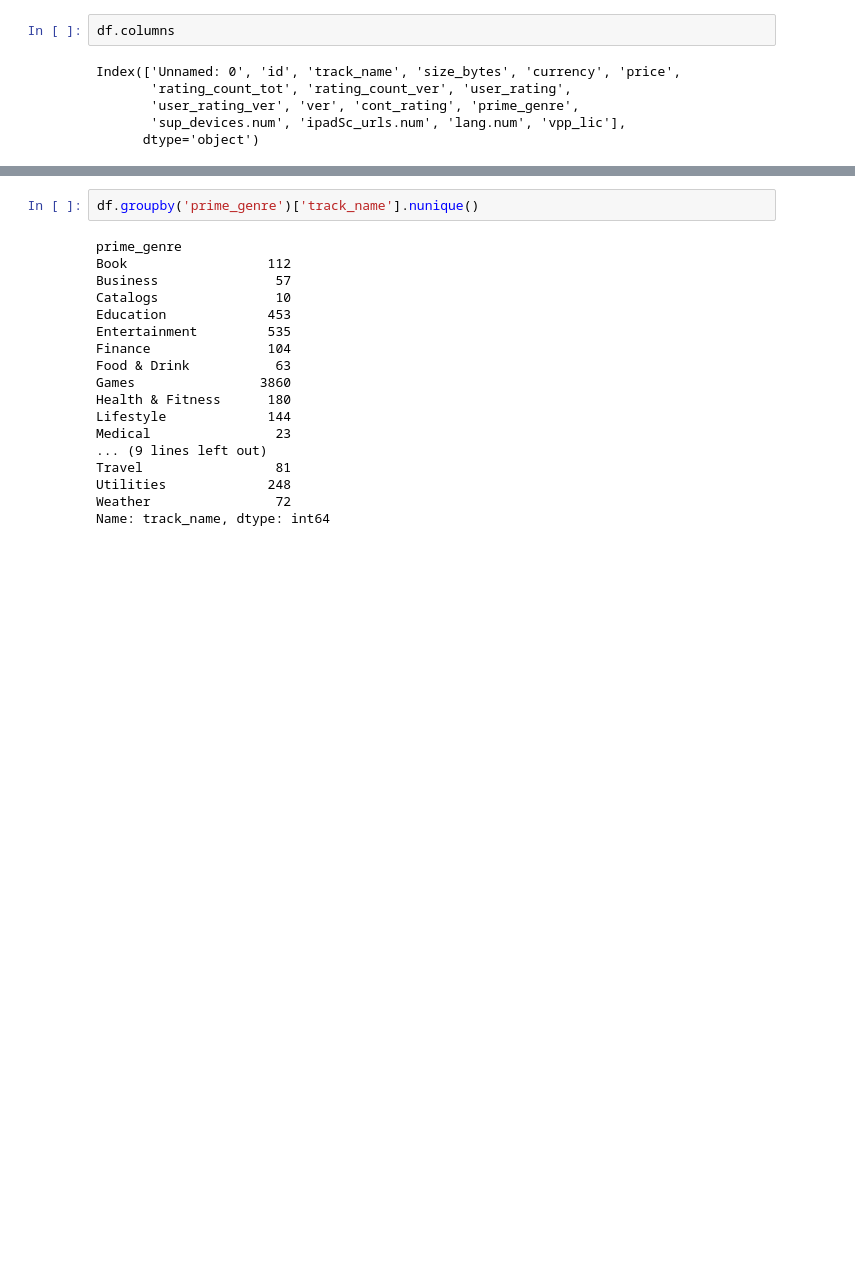
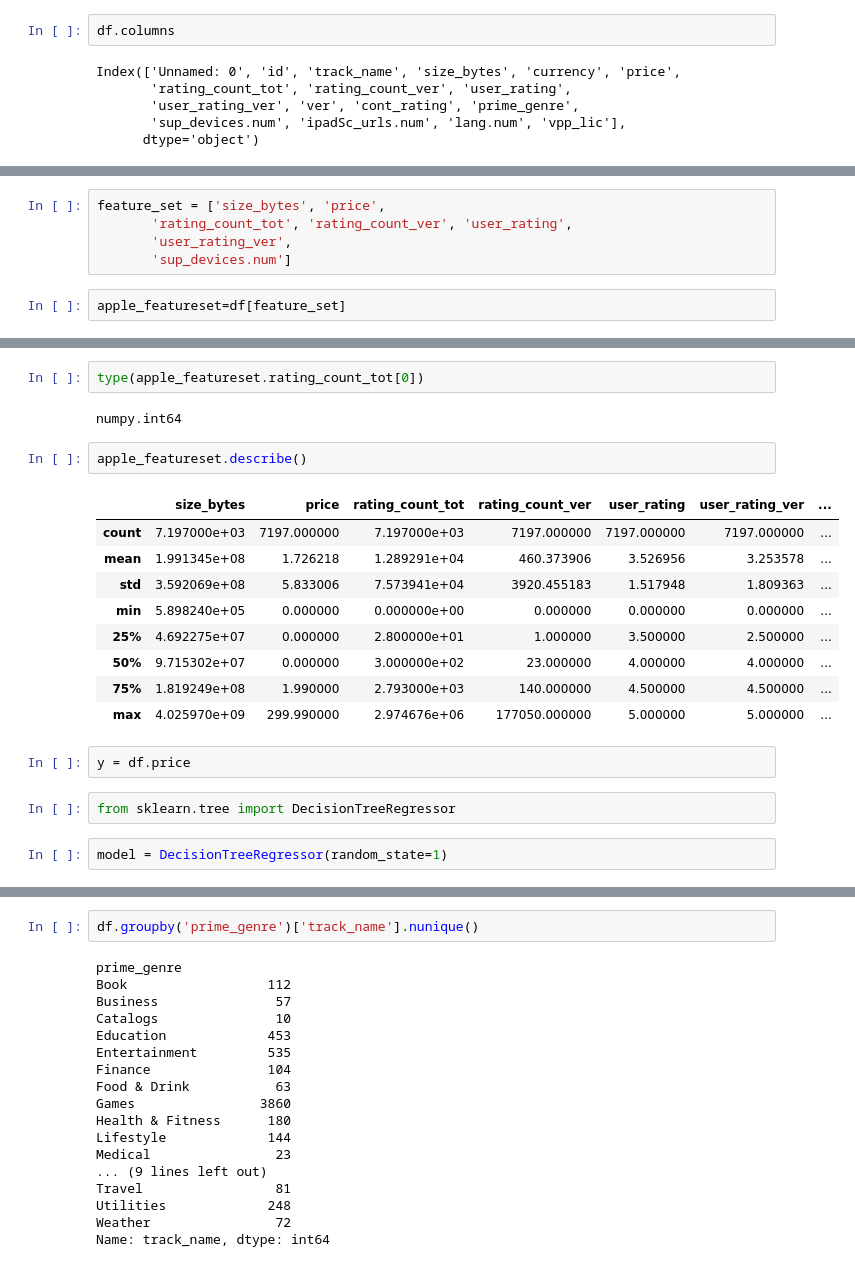
Before and after one commit to divaymohan/apple-apps, a Jupyter notebook: Apple-Apps-Data.ipynb, the cells around one changed output, grey strips where cells are left out. Drawn from its saved outputs; the diff is of its cells as text; blank space fills up the shorter version.

```diff
--- a/Apple-Apps-Data.ipynb
+++ b/Apple-Apps-Data.ipynb
@@ -66,0 +38,7 @@ Name: 0, dtype: object
+# %%
+feature_set = ['size_bytes', 'price',
+       'rating_count_tot', 'rating_count_ver', 'user_rating',
+       'user_rating_ver',
+       'sup_devices.num']
+# %%
+apple_featureset=df[feature_set]
@@ -66,0 +54,22 @@ Name: 0, dtype: object
+# %%
+type(apple_featureset.rating_count_tot[0])
+# %% [output]
+numpy.int64
+# %%
+apple_featureset.describe()
+# %% [output]
+|  | size_bytes | price | rating_count_tot | rating_count_ver | user_rating | user_rating_ver | ... |
+| count | 7.197000e+03 | 7197.000000 | 7.197000e+03 | 7197.000000 | 7197.000000 | 7197.000000 | ... |
+| mean | 1.991345e+08 | 1.726218 | 1.289291e+04 | 460.373906 | 3.526956 | 3.253578 | ... |
+| std | 3.592069e+08 | 5.833006 | 7.573941e+04 | 3920.455183 | 1.517948 | 1.809363 | ... |
+| min | 5.898240e+05 | 0.000000 | 0.000000e+00 | 0.000000 | 0.000000 | 0.000000 | ... |
+| 25% | 4.692275e+07 | 0.000000 | 2.800000e+01 | 1.000000 | 3.500000 | 2.500000 | ... |
+| 50% | 9.715302e+07 | 0.000000 | 3.000000e+02 | 23.000000 | 4.000000 | 4.000000 | ... |
+| 75% | 1.819249e+08 | 1.990000 | 2.793000e+03 | 140.000000 | 4.500000 | 4.500000 | ... |
+| max | 4.025970e+09 | 299.990000 | 2.974676e+06 | 177050.000000 | 5.000000 | 5.000000 | ... |
+# %%
+y = df.price
+# %%
+from sklearn.tree import DecisionTreeRegressor
+# %%
+model = DecisionTreeRegressor(random_state=1)
```
Also changed, not shown: parts of 11 cells of this notebook.
